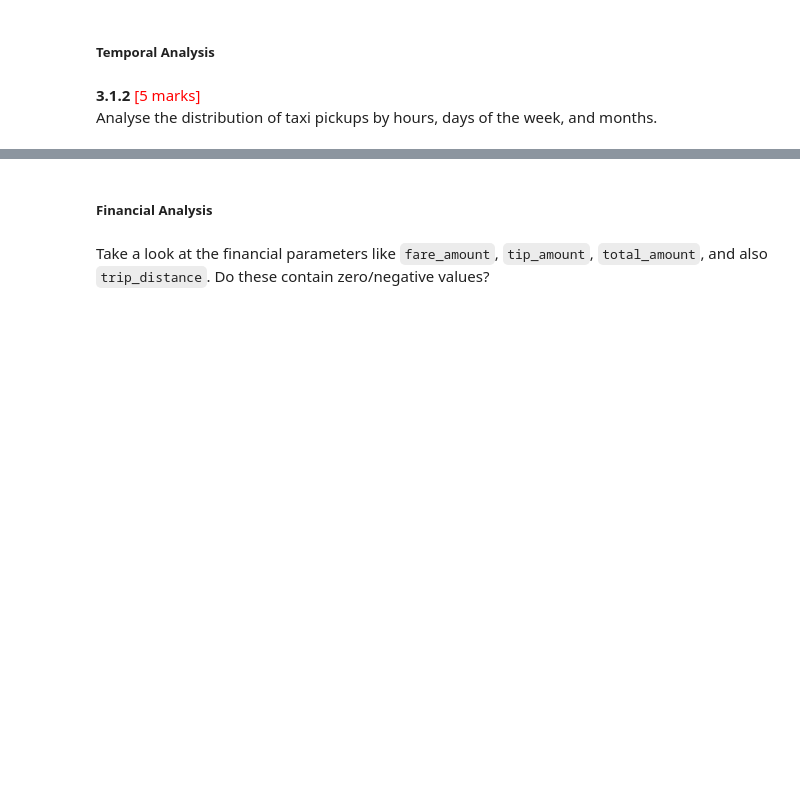
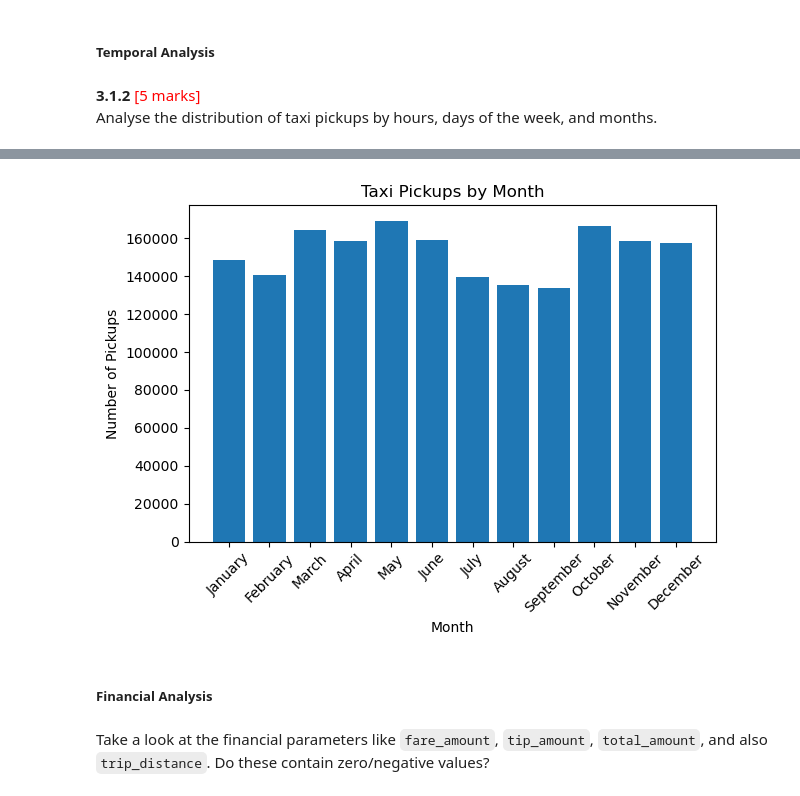
Before and after one commit to ikhanhmai/ACPML---EDA-Assignment---EDA-on-NYC-Taxi-Records, a Jupyter notebook: EDA_Assg_NYC_Taxi_Starter.ipynb, the cells around one changed output, grey strips where cells are left out. Saved outputs shown, nothing was run; the diff lists cells and outputs as text; code cells hidden in the pictures; blank space fills up the shorter version.

```diff
--- a/EDA_Assg_NYC_Taxi_Starter.ipynb
+++ b/EDA_Assg_NYC_Taxi_Starter.ipynb
@@ -569,3 +730,25 @@ Analyse the distribution of taxi pickups by hours, days of the week, and months.
+# %%
+# Show the monthly trends in pickups
+import matplotlib.pyplot as plt
+import calendar
+
+# Define month order
+months_order = list(calendar.month_name)[1:]  # ['January', 'February', …, 'December']
+
+# Count pickups per month and reindex to calendar order
+monthly_counts = df['pickup_month'].value_counts().reindex(months_order)
+
+# Plot
+plt.figure()
+plt.bar(months_order, monthly_counts.values)
+plt.xlabel('Month')
+plt.ylabel('Number of Pickups')
+plt.title('Taxi Pickups by Month')
+plt.xticks(rotation=45)
+plt.tight_layout()
+plt.show()
+# %% [output]
+[figure, added]
 # %% [markdown]
 ##### Financial Analysis
 # %% [markdown]
```
Also changed, not shown: parts of 80 cells of this notebook.
